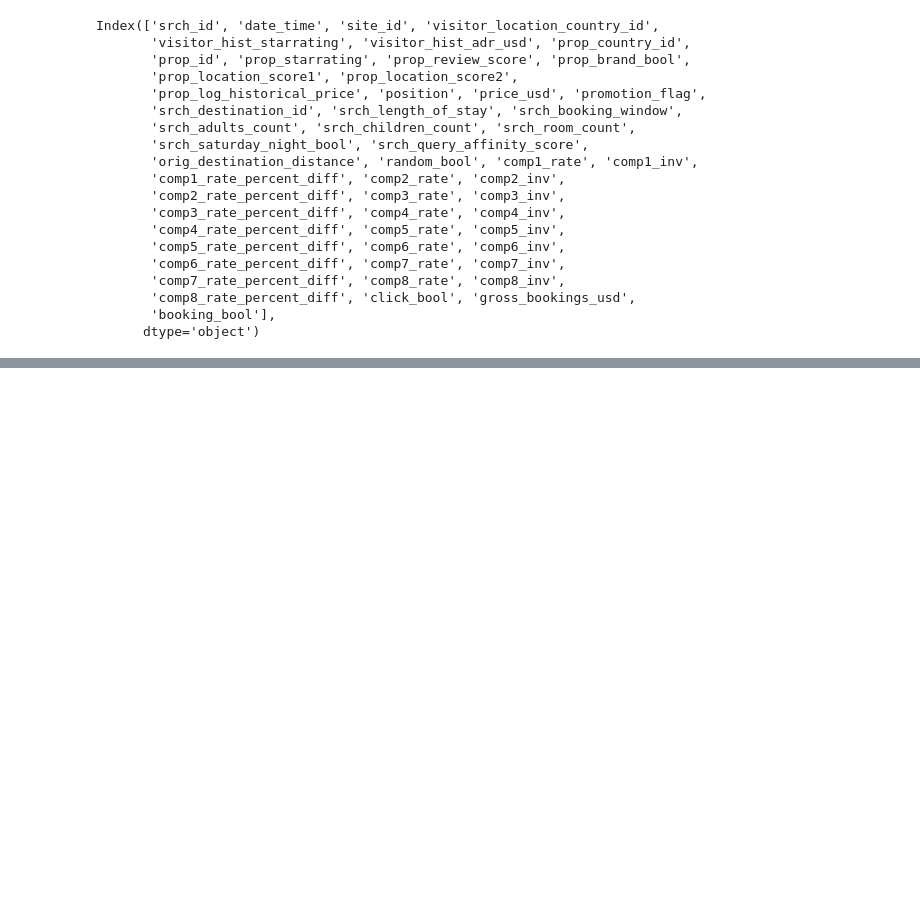
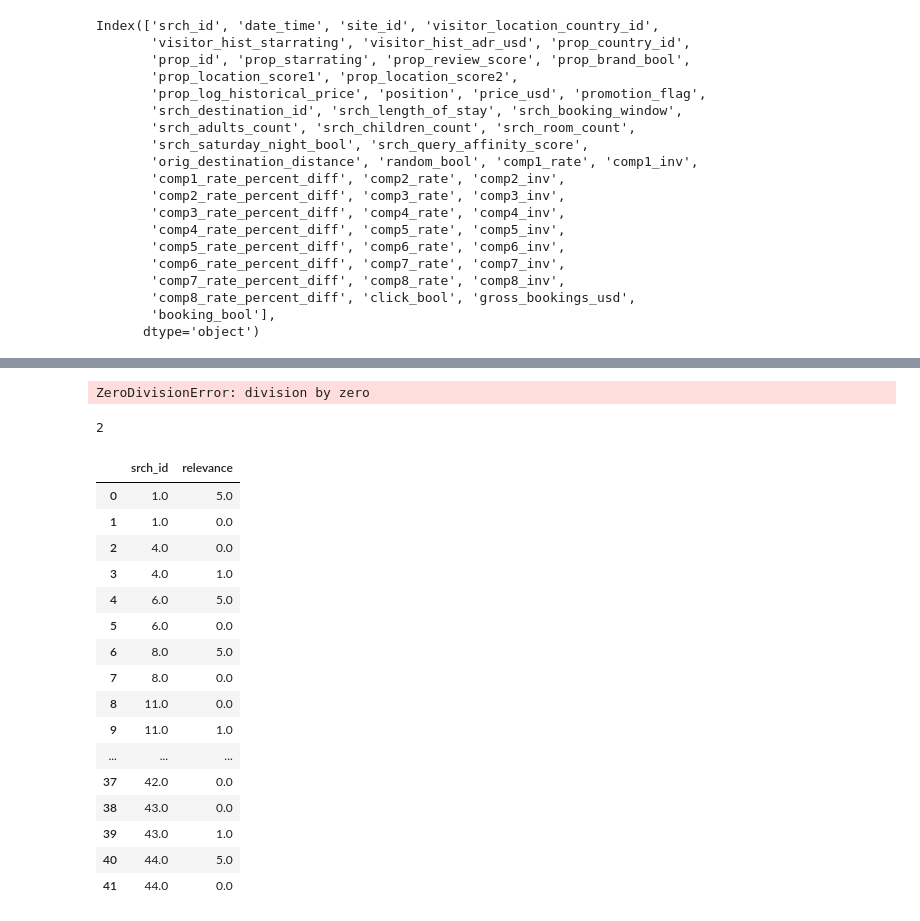
Before and after one commit to awday/DMT-23, a Jupyter notebook: Assignment2/LambdaMART/Pipeline.ipynb, the cells around one changed output, grey strips where cells are left out. Drawn from its saved outputs; the diff is of its cells as text; code cells hidden in the pictures; blank space fills up the shorter version.

```diff
--- a/Assignment2/LambdaMART/Pipeline.ipynb
+++ b/Assignment2/LambdaMART/Pipeline.ipynb
@@ -39,0 +54,4 @@ Index(['srch_id', 'date_time', 'site_id', 'visitor_location_country_id',
+# %%
+# Generate target label
+train["relevance"] = train["click_bool"] + train["booking_bool"]
+train["relevance"] = train["relevance"].map(lambda x: 5 if x > 1 else x)
@@ -39,0 +77,64 @@ Index(['srch_id', 'date_time', 'site_id', 'visitor_location_country_id',
+# %%
+# Downsample a series so that there are as many non-clicked items as clicked and booked
+def downsample_series(s):
+    s1 = s.where(lambda e: e["relevance"] > 0).dropna()
+    s2 = s.where(lambda e: e["relevance"] == 0).dropna()
+    s2 = s2.sample(frac=min(1, len(s1)/len(s2)))
+    return s1.append(s2).sort_index()
+
+# Downsample a DF so that there are as many non-clicked items as clicked and booked
+def downsample(df):
+    return df.groupby("srch_id").apply(downsample_series).reset_index(drop=True)
+
+# Generate train and test set from original train set
+srch_ids = train["srch_id"].unique()
+
+srch_ids_train, srch_ids_test = train_test_split(srch_ids, test_size=0.2, random_state = 42)
+
+tr_train = train.loc[train.srch_id.isin(srch_ids_train)]
+tr_test = train.loc[train.srch_id.isin(srch_ids_test)]
+
+tr_train = downsample(tr_train)
+
+TX = tr_train.drop("srch_id", 1).drop("relevance", 1)
+Ty = tr_train["relevance"]
+Tqids = tr_train["srch_id"]
+
+EX = tr_test.drop("srch_id", 1).drop("relevance", 1)
+Ey = tr_test["relevance"]
+Eqids = tr_test["srch_id"]
+
+len(tr_train) / len(train)
+# %% [output]
+ZeroDivisionError: division by zero
+# %%
+max(1,2)
+# %% [output]
+2
+# %%
+def downsample_series(s):
+    s1 = s.where(lambda e: e["relevance"] > 0).dropna()
+    s2 = s.where(lambda e: e["relevance"] == 0).dropna()
+    s2 = s2.sample(frac=(len(s1)/len(s2)))
+    return s1.append(s2).sort_index()
+
+x = train.head(n=500)
+x.groupby("srch_id").apply(downsample_series)[["srch_id", "relevance"]].reset_index(drop=True)
+# %% [output]
+|  | srch_id | relevance |
+| 0 | 1.0 | 5.0 |
+| 1 | 1.0 | 0.0 |
+| 2 | 4.0 | 0.0 |
+| 3 | 4.0 | 1.0 |
+| 4 | 6.0 | 5.0 |
+| 5 | 6.0 | 0.0 |
+| 6 | 8.0 | 5.0 |
+| 7 | 8.0 | 0.0 |
+| 8 | 11.0 | 0.0 |
+| 9 | 11.0 | 1.0 |
+| ... | ... | ... |
+| 37 | 42.0 | 0.0 |
+| 38 | 43.0 | 0.0 |
+| 39 | 43.0 | 1.0 |
+| 40 | 44.0 | 5.0 |
+| 41 | 44.0 | 0.0 |
```
Also changed, not shown: parts of 13 cells of this notebook, 1 other file.
